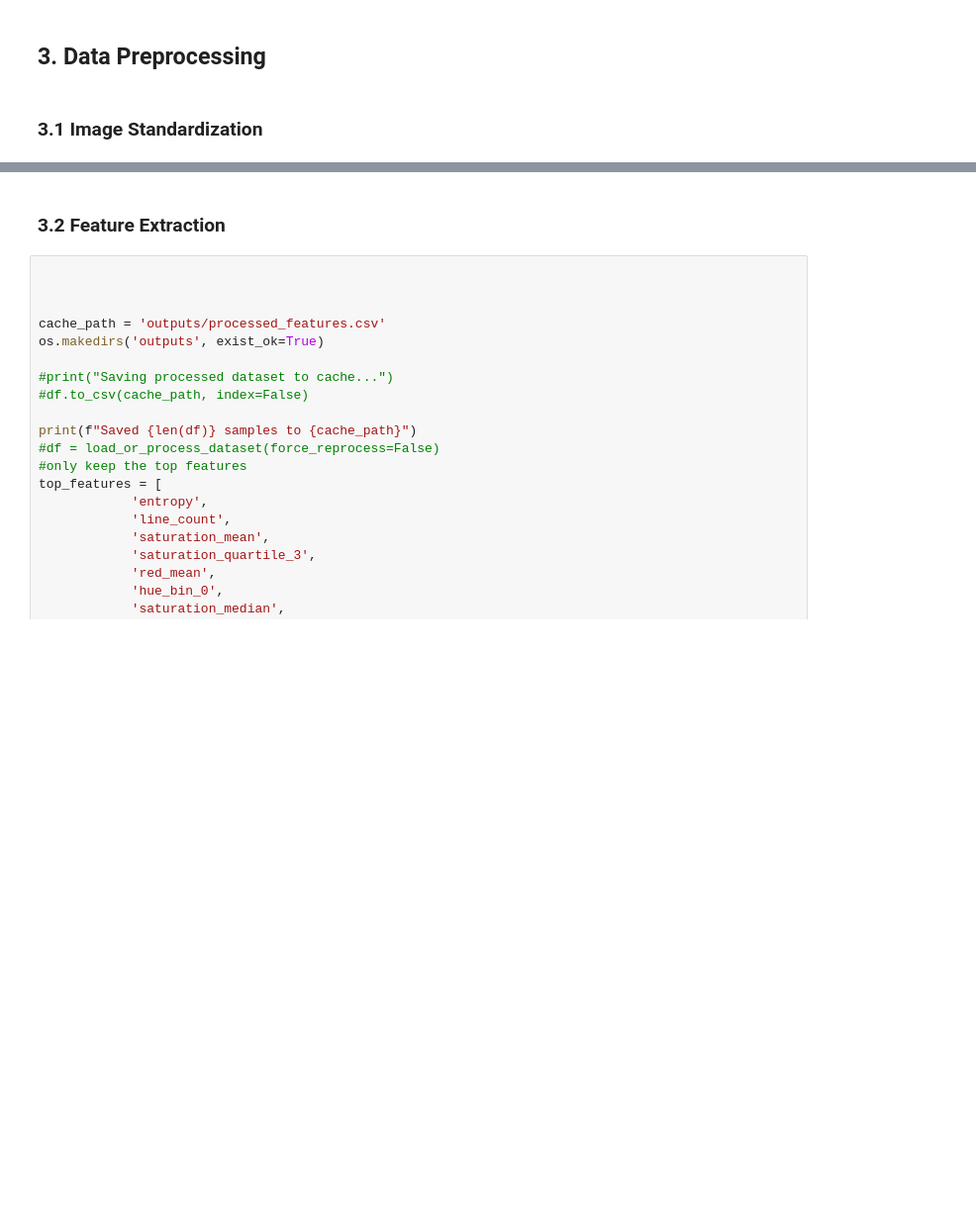
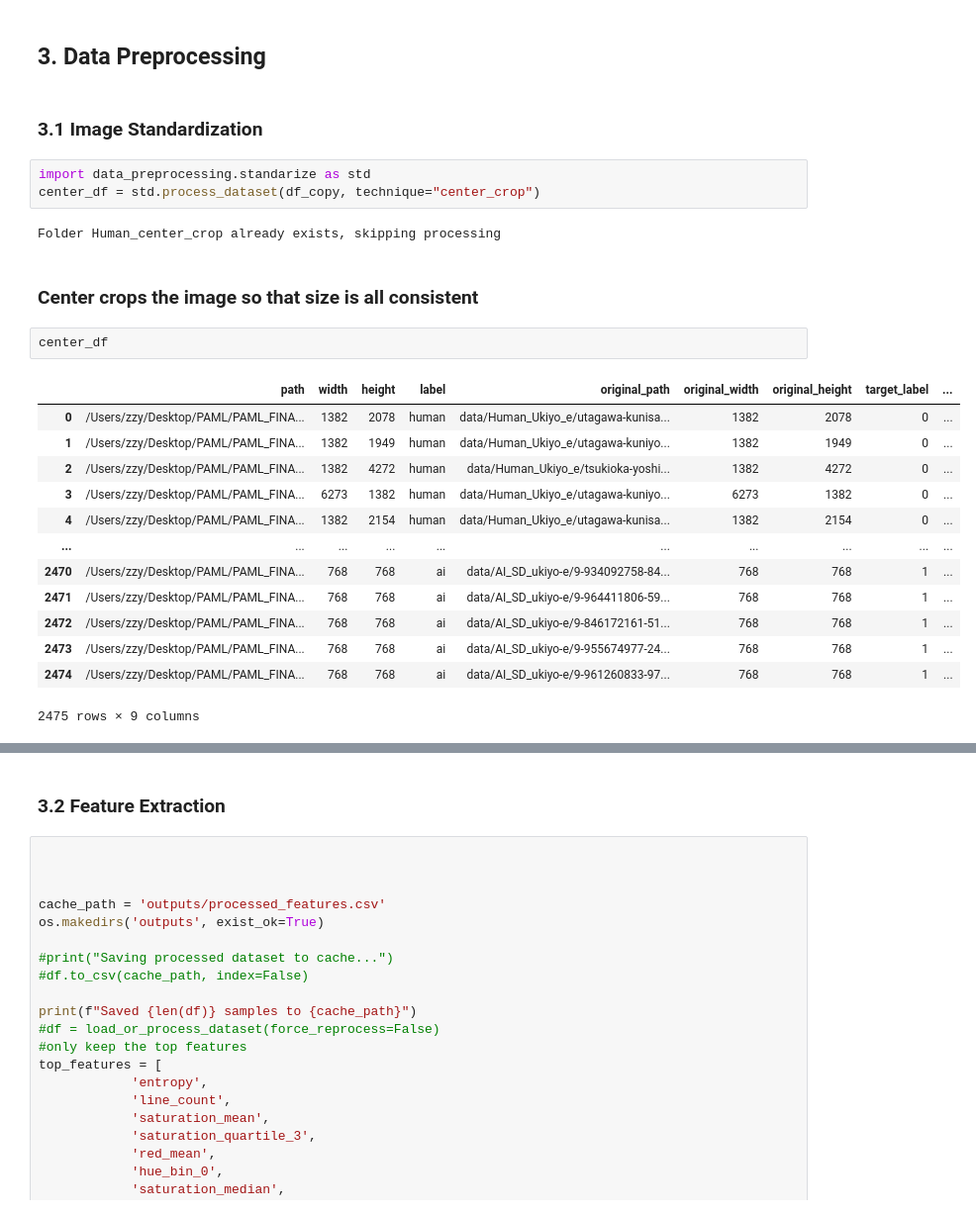
Before and after one commit to JiayiCai152k/AI-Art-Detector, a Jupyter notebook: ai-artwork-detection.ipynb, the cells around one changed output, grey strips where cells are left out. Shown at 99% size. Cells and saved outputs as stored; diff of their text form; blank space fills up the shorter version.

```diff
--- a/ai-artwork-detection.ipynb
+++ b/ai-artwork-detection.ipynb
@@ -142,3 +126,26 @@ Analysis results saved to 'outputs' directory
 ## 3. Data Preprocessing
 # %% [markdown]
 ### 3.1 Image Standardization
+# %%
+import data_preprocessing.standarize as std
+center_df = std.process_dataset(df_copy, technique="center_crop")
+# %% [output]
+Folder Human_center_crop already exists, skipping processing
+# %% [markdown]
+### Center crops the image so that size is all consistent
+# %%
+center_df
+# %% [output]
+|  | path | width | height | label | original_path | original_width | original_height | target_label | ... |
+| 0 | /Users/zzy/Desktop/PAML/PAML_FINA... | 1382 | 2078 | human | data/Human_Ukiyo_e/utagawa-kunisa... | 1382 | 2078 | 0 | ... |
+| 1 | /Users/zzy/Desktop/PAML/PAML_FINA... | 1382 | 1949 | human | data/Human_Ukiyo_e/utagawa-kuniyo... | 1382 | 1949 | 0 | ... |
+| 2 | /Users/zzy/Desktop/PAML/PAML_FINA... | 1382 | 4272 | human | data/Human_Ukiyo_e/tsukioka-yoshi... | 1382 | 4272 | 0 | ... |
+| 3 | /Users/zzy/Desktop/PAML/PAML_FINA... | 6273 | 1382 | human | data/Human_Ukiyo_e/utagawa-kuniyo... | 6273 | 1382 | 0 | ... |
+| 4 | /Users/zzy/Desktop/PAML/PAML_FINA... | 1382 | 2154 | human | data/Human_Ukiyo_e/utagawa-kunisa... | 1382 | 2154 | 0 | ... |
+| ... | ... | ... | ... | ... | ... | ... | ... | ... | ... |
+| 2470 | /Users/zzy/Desktop/PAML/PAML_FINA... | 768 | 768 | ai | data/AI_SD_ukiyo-e/9-934092758-84... | 768 | 768 | 1 | ... |
+| 2471 | /Users/zzy/Desktop/PAML/PAML_FINA... | 768 | 768 | ai | data/AI_SD_ukiyo-e/9-964411806-59... | 768 | 768 | 1 | ... |
+| 2472 | /Users/zzy/Desktop/PAML/PAML_FINA... | 768 | 768 | ai | data/AI_SD_ukiyo-e/9-846172161-51... | 768 | 768 | 1 | ... |
+| 2473 | /Users/zzy/Desktop/PAML/PAML_FINA... | 768 | 768 | ai | data/AI_SD_ukiyo-e/9-955674977-24... | 768 | 768 | 1 | ... |
+| 2474 | /Users/zzy/Desktop/PAML/PAML_FINA... | 768 | 768 | ai | data/AI_SD_ukiyo-e/9-961260833-97... | 768 | 768 | 1 | ... |
+2475 rows × 9 columns
```
Also changed, not shown: parts of 12 cells of this notebook, 10 other files.
